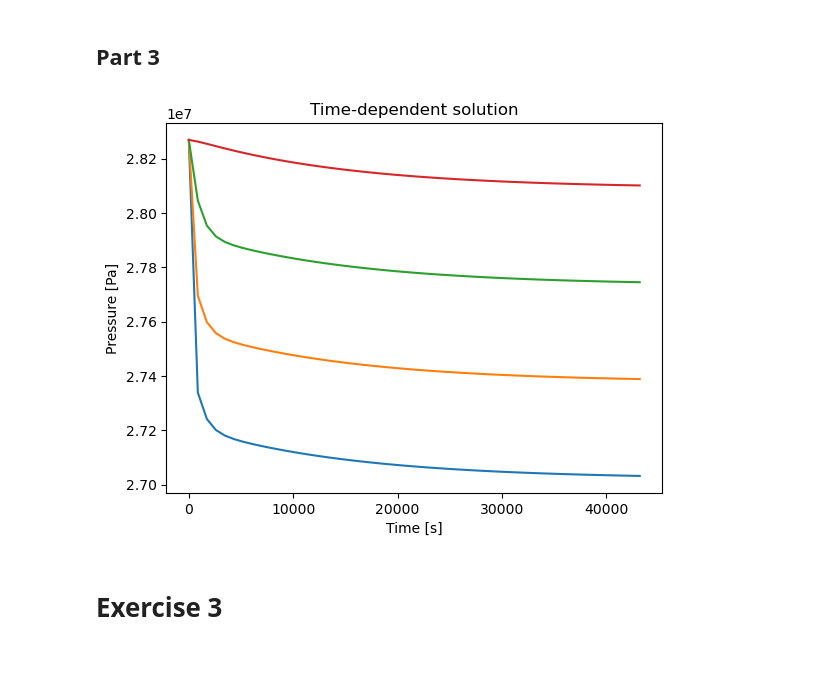
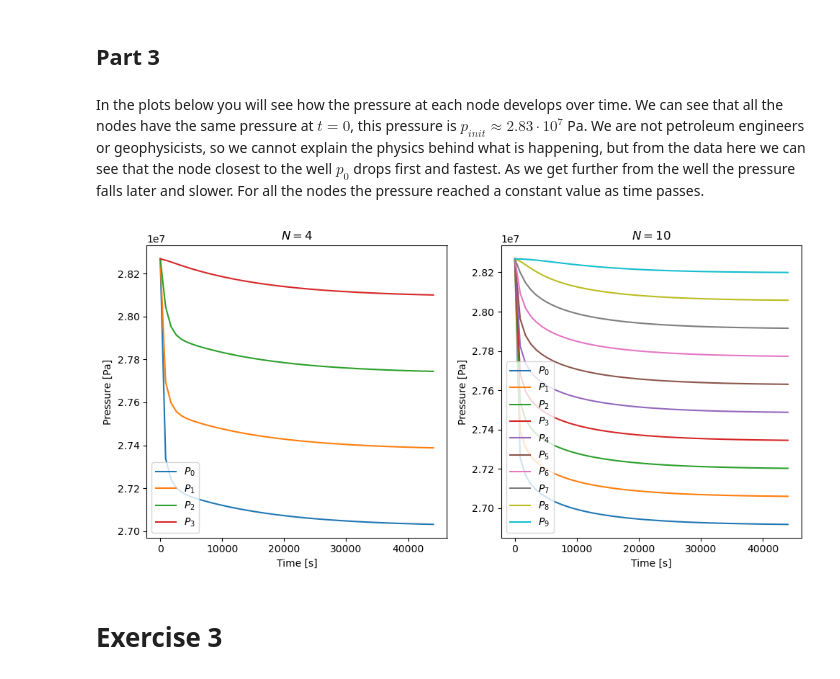
Before and after one commit to simengaasland/MOD510-Projects, a Jupyter notebook: Project 2/Project2_Report.ipynb, the cells around one changed output. Drawn from its saved outputs; the diff is of its cells as text; code cells hidden in the pictures.

Commit message:
Finalized exercise 3

```diff
--- a/Project 2/Project2_Report.ipynb
+++ b/Project 2/Project2_Report.ipynb
@@ -617,6 +617,7 @@ class PressureSolver:
         b[-1] = 1 + 3*self.xi_[-1]
 
         #Defining the matrix
+        #Different solvers added in exercise 3 part 2
         if self.solver_ == 'Dense':
             self.A = self.tri_diag(a, b, c)
         elif self.solver_ == 'Sparse':
@@ -677,13 +678,18 @@ class PressureSolver:
         #Uses vstack to simplify plotting
         self.pressure_over_time = np.vstack(self.pressure_over_time)
 
+        #Creating labels
+        labels = []
+        for i in range(self.N_):
+            labels.append(f'$P_{i}$')
+
         #Plots
         if plot == True:
-            plt.plot(self.times, self.pressure_over_time)
+            plt.plot(self.times, self.pressure_over_time, label = labels)
             plt.xlabel('Time [s]')
             plt.ylabel('Pressure [Pa]')
             plt.title('Time-dependent solution')
-            plt.show()
+            plt.legend()
 #--------------------------------------------------------------------------------
 
 #-------------------------------Exercise 3 part 1 -------------------------------
@@ -701,10 +707,10 @@ class PressureSolver:
         ra = self.rw_ * np.exp(ya)
 
         #We want to compare at the first quarter
-        midway_point = math.ceil(len(self.times) / 4) #Round up to nearest int
+        quarter_point = math.ceil(len(self.times) / 4) #Round up to nearest int
 
-        t = self.times[midway_point]
-        p_numerical = self.pressure_over_time[midway_point, : ].T
+        t = self.times[quarter_point]
+        p_numerical = self.pressure_over_time[quarter_point, : ].T
 
         #Gets analytical solution
         p = self.line_source_solution(ra,t)
@@ -716,7 +722,6 @@ class PressureSolver:
         plt.title('Compare analytical and numerical')
         plt.legend()
         plt.grid()
-        plt.show()
 #--------------------------------------------------------------------------------
 
 #-------------------------------Exercise 4 part 1 -------------------------------
@@ -736,10 +752,28 @@ print(ps.A)
  [ 0.00000000e+00  0.00000000e+00 -2.99757363e-02  1.08992721e+00]]
 # %% [markdown]
 ## Part 3
+# %% [markdown]
+In the plots below you will see how the pressure at each node develops over time. We can see that all the nodes have the same pressure at $t=0$, this pressure is $p_{init} \approx 2.83 \cdot 10^7$ Pa. We are not petroleum engineers or geophysicists, so we cannot explain the physics behind what is happening, but from the data here we can see that the node closest to the well $p_0$ drops first and fastest. As we get further from the well the pressure falls later and slower. For all the nodes the pressure reached a constant value as time passes.
 # %%
-ps.solve_time_dependent()
+ps1 = PressureSolver(N = 4, dt = 0.01)
+ps2 = PressureSolver(N = 10, dt = 0.01)
+
+plt.figure(figsize=(10, 5))
+
+#Left plot
+plt.subplot(1, 2, 1)
+ps1.solve_time_dependent()
+plt.title('$N = 4$')
+
+#Right plot
+plt.subplot(1, 2, 2)
+ps2.solve_time_dependent()
+plt.title('$N = 10$')
+
+plt.tight_layout()
+plt.show()
 # %% [output]
-[figure, old version]
+[figure, new version]
 # %% [markdown]
 # Exercise 3
 # %% [markdown]
```
Also changed, not shown: parts of 18 cells of this notebook.
